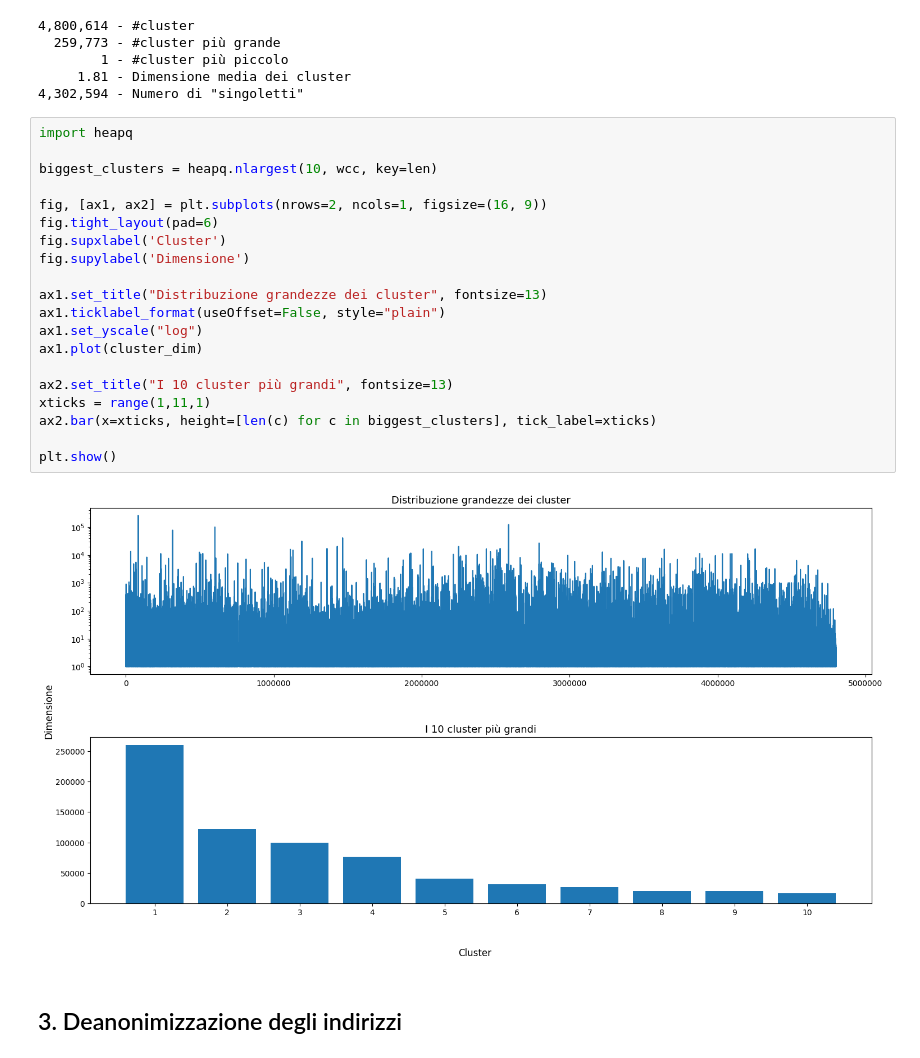
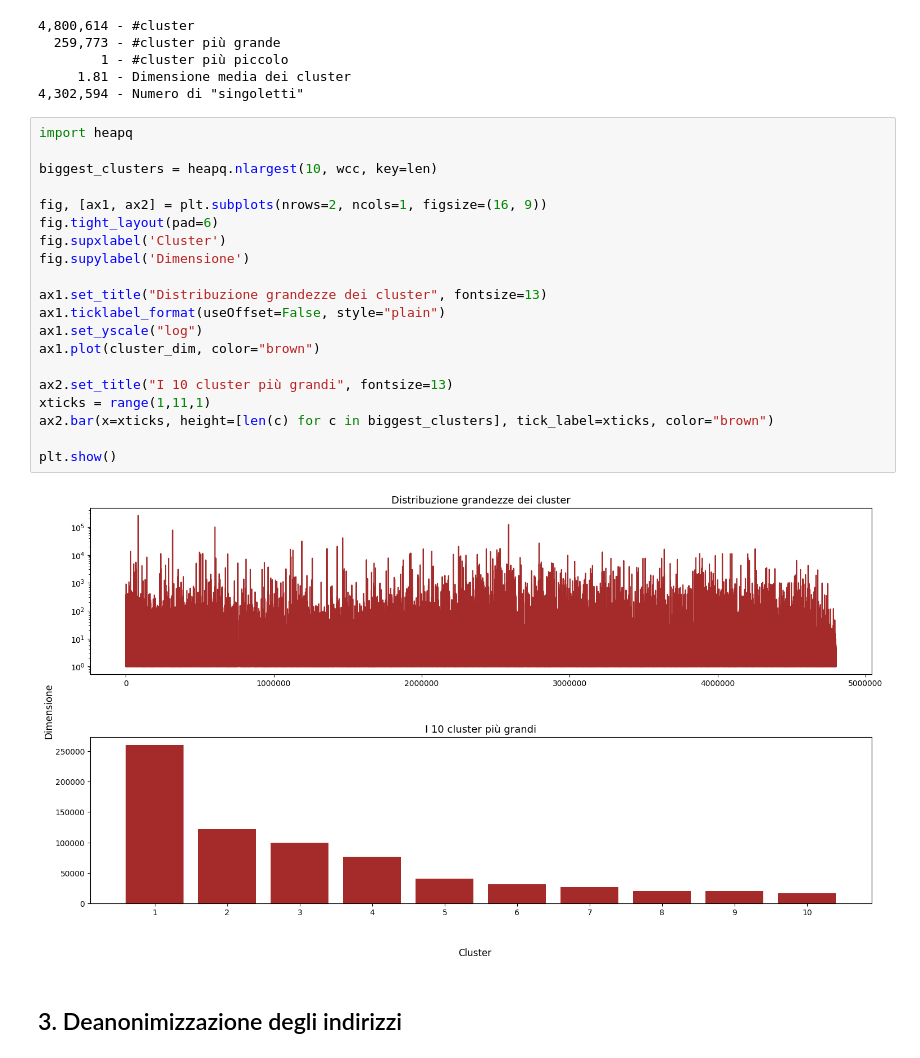
Before and after one commit to FlavRomano/CRAFTY, a Jupyter notebook: main.ipynb, the cells around one changed output. Saved outputs shown, nothing was run; the diff lists cells and outputs as text.

```diff
--- a/main.ipynb
+++ b/main.ipynb
@@ -285,25 +245,25 @@ print(f'{number_of_singlets:9,} - Numero di "singoletti"')
 # %%
 import heapq
 
 biggest_clusters = heapq.nlargest(10, wcc, key=len)
 
 fig, [ax1, ax2] = plt.subplots(nrows=2, ncols=1, figsize=(16, 9))
 fig.tight_layout(pad=6)
 fig.supxlabel('Cluster')
 fig.supylabel('Dimensione')
 
 ax1.set_title("Distribuzione grandezze dei cluster", fontsize=13)
 ax1.ticklabel_format(useOffset=False, style="plain")
 ax1.set_yscale("log")
-ax1.plot(cluster_dim)
+ax1.plot(cluster_dim, color="brown")
 
 ax2.set_title("I 10 cluster più grandi", fontsize=13)
 xticks = range(1,11,1)
-ax2.bar(x=xticks, height=[len(c) for c in biggest_clusters], tick_label=xticks)
+ax2.bar(x=xticks, height=[len(c) for c in biggest_clusters], tick_label=xticks, color="brown")
 
 plt.show()
 # %% [output]
-[figure, old version]
+[figure, new version]
 # %% [markdown]
 ## 3. Deanonimizzazione degli indirizzi
 # %% [markdown]
```
Also changed, not shown: parts of 12 cells of this notebook.
